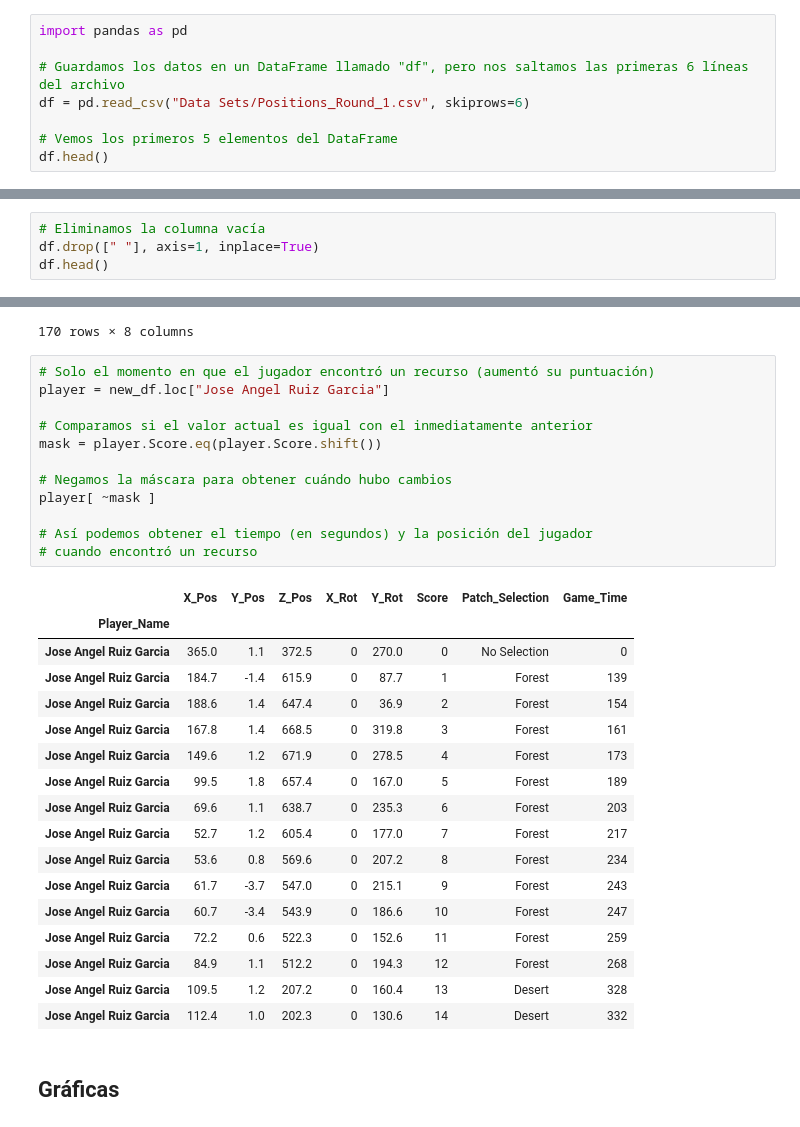
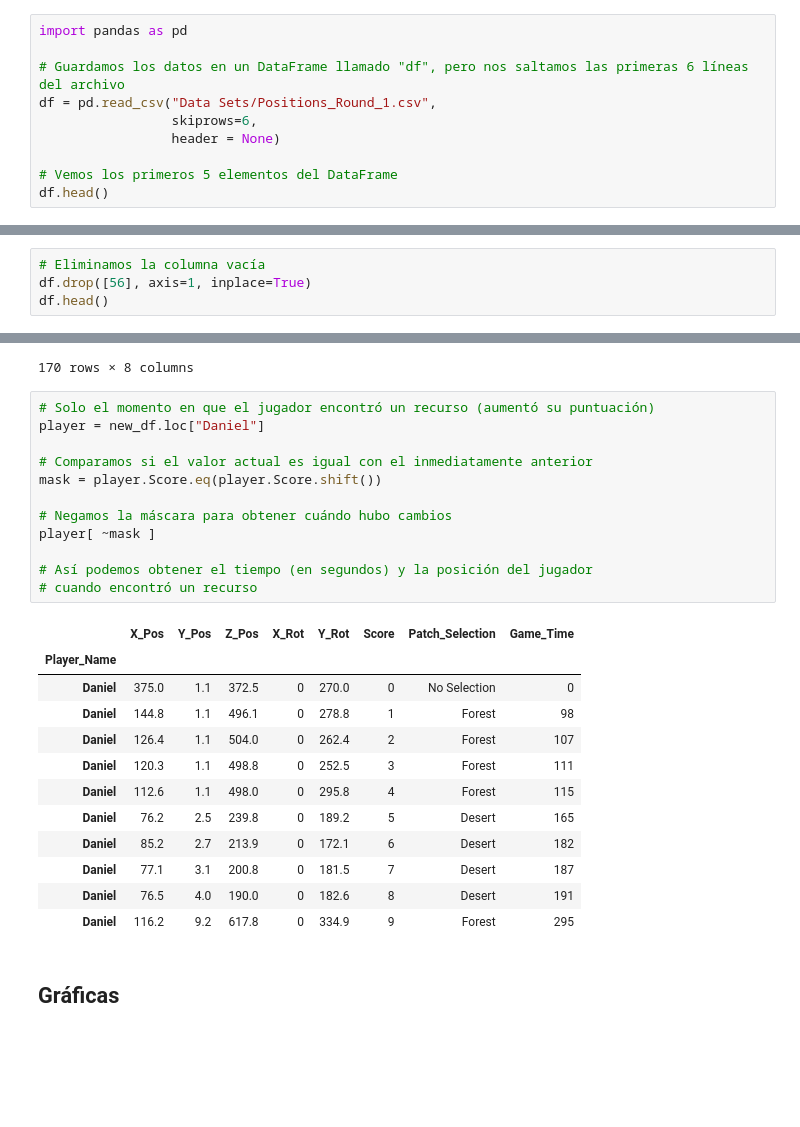
Before and after one commit to FranMurguia/Analisis_de_Datos, a Jupyter notebook: Juego de Forrajeo.ipynb, the cells around one changed output, grey strips where cells are left out. Drawn from its saved outputs; the diff is of its cells as text; blank space fills up the shorter version.

```diff
--- a/Juego de Forrajeo.ipynb
+++ b/Juego de Forrajeo.ipynb
@@ -51,7 +55,9 @@ pero la línea 5 tiene 8:
 import pandas as pd
 
 # Guardamos los datos en un DataFrame llamado "df", pero nos saltamos las primeras 6 líneas del archivo
-df = pd.read_csv("Data Sets/Positions_Round_1.csv", skiprows=6)
+df = pd.read_csv("Data Sets/Positions_Round_1.csv",
+                 skiprows=6,
+                 header = None)
 
 # Vemos los primeros 5 elementos del DataFrame
 df.head()
@@ -67,0 +74,4 @@ Para facilitar el manejo de las columnas, momentáneamente vamos a cambiar los n
+# %%
+# Eliminamos la columna vacía
+df.drop([56], axis=1, inplace=True)
+df.head()
@@ -85,4 +100,0 @@ Aquí notamos que la última columna está vacía, así que habrá que eliminarl
-# %%
-# Eliminamos la columna vacía
-df.drop([" "], axis=1, inplace=True)
-df.head()
@@ -270,34 +274,29 @@ player[ player["Game_Time"].gt(30) & player["Game_Time"].lt(201) ]
 170 rows × 8 columns
 # %%
 # Solo el momento en que el jugador encontró un recurso (aumentó su puntuación)
-player = new_df.loc["Jose Angel Ruiz Garcia"]
+player = new_df.loc["Daniel"]
 
 # Comparamos si el valor actual es igual con el inmediatamente anterior
 mask = player.Score.eq(player.Score.shift())
 
 # Negamos la máscara para obtener cuándo hubo cambios
 player[ ~mask ]
 
 # Así podemos obtener el tiempo (en segundos) y la posición del jugador
 # cuando encontró un recurso
 # %% [output]
 |  | X_Pos | Y_Pos | Z_Pos | X_Rot | Y_Rot | Score | Patch_Selection | Game_Time |
 | Player_Name |  |  |  |  |  |  |  |  |
-| Jose Angel Ruiz Garcia | 365.0 | 1.1 | 372.5 | 0 | 270.0 | 0 | No Selection | 0 |
-| Jose Angel Ruiz Garcia | 184.7 | -1.4 | 615.9 | 0 | 87.7 | 1 | Forest | 139 |
-| Jose Angel Ruiz Garcia | 188.6 | 1.4 | 647.4 | 0 | 36.9 | 2 | Forest | 154 |
-| Jose Angel Ruiz Garcia | 167.8 | 1.4 | 668.5 | 0 | 319.8 | 3 | Forest | 161 |
-| Jose Angel Ruiz Garcia | 149.6 | 1.2 | 671.9 | 0 | 278.5 | 4 | Forest | 173 |
-| Jose Angel Ruiz Garcia | 99.5 | 1.8 | 657.4 | 0 | 167.0 | 5 | Forest | 189 |
-| Jose Angel Ruiz Garcia | 69.6 | 1.1 | 638.7 | 0 | 235.3 | 6 | Forest | 203 |
-| Jose Angel Ruiz Garcia | 52.7 | 1.2 | 605.4 | 0 | 177.0 | 7 | Forest | 217 |
-| Jose Angel Ruiz Garcia | 53.6 | 0.8 | 569.6 | 0 | 207.2 | 8 | Forest | 234 |
-| Jose Angel Ruiz Garcia | 61.7 | -3.7 | 547.0 | 0 | 215.1 | 9 | Forest | 243 |
-| Jose Angel Ruiz Garcia | 60.7 | -3.4 | 543.9 | 0 | 186.6 | 10 | Forest | 247 |
-| Jose Angel Ruiz Garcia | 72.2 | 0.6 | 522.3 | 0 | 152.6 | 11 | Forest | 259 |
-| Jose Angel Ruiz Garcia | 84.9 | 1.1 | 512.2 | 0 | 194.3 | 12 | Forest | 268 |
-| Jose Angel Ruiz Garcia | 109.5 | 1.2 | 207.2 | 0 | 160.4 | 13 | Desert | 328 |
-| Jose Angel Ruiz Garcia | 112.4 | 1.0 | 202.3 | 0 | 130.6 | 14 | Desert | 332 |
+| Daniel | 375.0 | 1.1 | 372.5 | 0 | 270.0 | 0 | No Selection | 0 |
+| Daniel | 144.8 | 1.1 | 496.1 | 0 | 278.8 | 1 | Forest | 98 |
+| Daniel | 126.4 | 1.1 | 504.0 | 0 | 262.4 | 2 | Forest | 107 |
+| Daniel | 120.3 | 1.1 | 498.8 | 0 | 252.5 | 3 | Forest | 111 |
+| Daniel | 112.6 | 1.1 | 498.0 | 0 | 295.8 | 4 | Forest | 115 |
+| Daniel | 76.2 | 2.5 | 239.8 | 0 | 189.2 | 5 | Desert | 165 |
+| Daniel | 85.2 | 2.7 | 213.9 | 0 | 172.1 | 6 | Desert | 182 |
+| Daniel | 77.1 | 3.1 | 200.8 | 0 | 181.5 | 7 | Desert | 187 |
+| Daniel | 76.5 | 4.0 | 190.0 | 0 | 182.6 | 8 | Desert | 191 |
+| Daniel | 116.2 | 9.2 | 617.8 | 0 | 334.9 | 9 | Forest | 295 |
 # %% [markdown]
 ## Gráficas
 # %% [markdown]
```
Also changed, not shown: parts of 9 cells of this notebook.
